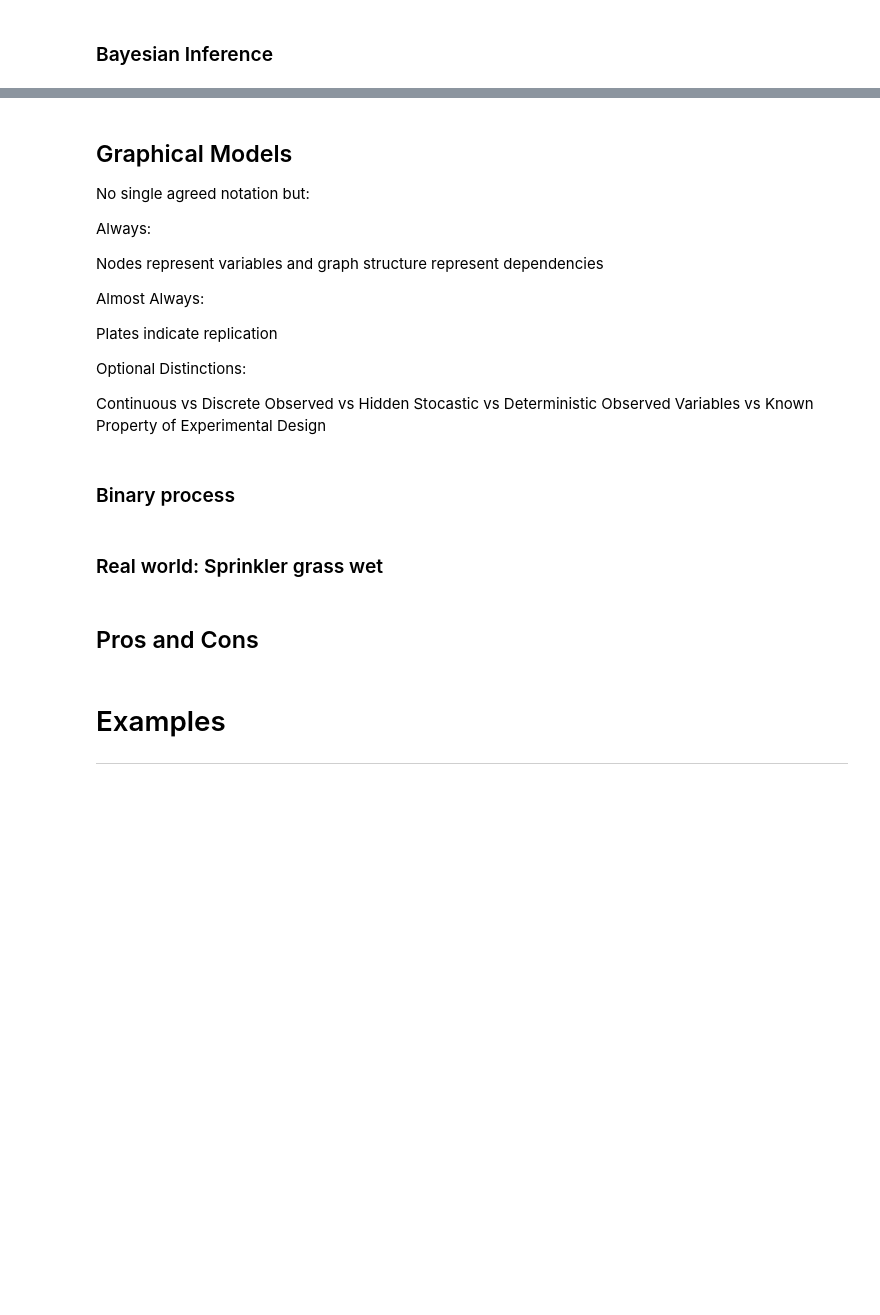
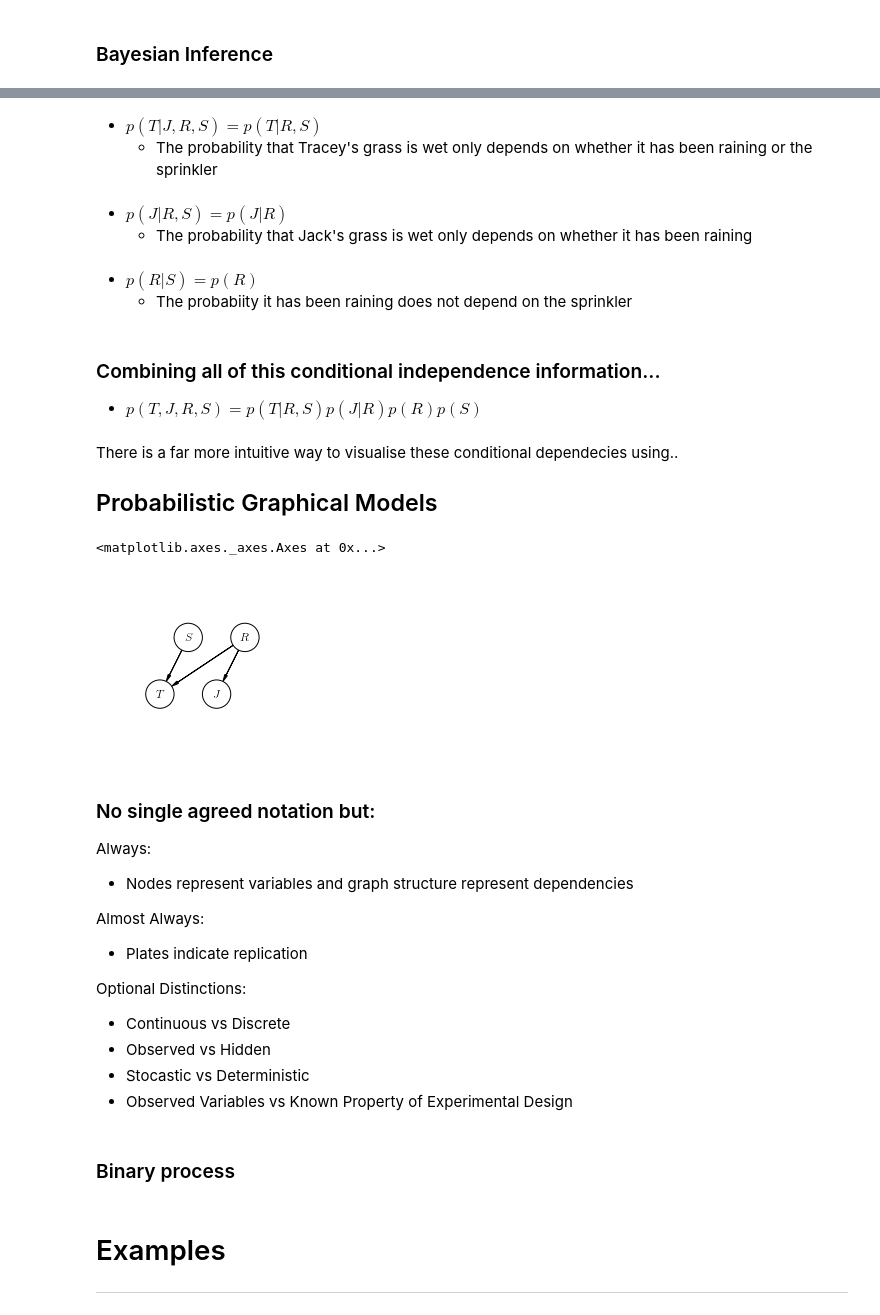
Before and after one commit to pdh21/SDAF, a Jupyter notebook: Week1/Hurley_Rooney.ipynb, the cells around one changed output, grey strips where cells are left out. Saved outputs shown, nothing was run; the diff lists cells and outputs as text; code cells hidden in the pictures; blank space fills up the shorter version.

```diff
--- a/Week1/Hurley_Rooney.ipynb
+++ b/Week1/Hurley_Rooney.ipynb
@@ -20,28 +85,62 @@ Machine learning = black box
+# %% [markdown]
+* $p(T |J, R, S) = p(T |R, S)$
+    - The probability that Tracey's grass is wet only depends on whether it has been raining or the sprinkler
+# %% [markdown]
+* $p(J|R, S) = p(J|R)$
+    - The probability that Jack's grass is wet only depends on whether it has been raining
+# %% [markdown]
+* $p(R|S) = p(R)$
+    - The probabiity it has been raining does not depend on the sprinkler
+# %% [markdown]
+### Combining all of this conditional independence information...
+
+* $p(T,J,R,S) = p(T|R,S)p(J|R)p(R)p(S)$
+# %% [markdown]
+There is a far more intuitive way to visualise these conditional dependecies using..
+## Probabilistic Graphical Models
+# %%
+from matplotlib import rc
+%matplotlib inline
+rc("font", family="serif", size=12)
+rc("text", usetex=True)
+import daft
+
+#Set up plot space
+pgm = daft.PGM([3, 3], origin=[0, 0])
+
+#Add nodes
+pgm.add_node(daft.Node("T", r"$T$", 1,1))
+pgm.add_node(daft.Node("J", r"$J$", 2,1))
+pgm.add_node(daft.Node("R", r"$R$", 2.5,2))
+pgm.add_node(daft.Node("S", r"$S$", 1.5,2))
+
+pgm.add_edge("R", "T")
+pgm.add_edge("R", "J")
+pgm.add_edge("S", "T")
+pgm.render()
+# %% [output]
+<matplotlib.axes._axes.Axes at 0x...>
+[figure, added]
 # %% [markdown]
-## Graphical Models
 
-No single agreed notation but:
+### No single agreed notation but:
 
 Always:
 
-Nodes represent variables and graph structure represent dependencies
+- Nodes represent variables and graph structure represent dependencies
 
 Almost Always:
 
-Plates indicate replication
+- Plates indicate replication
 
 Optional Distinctions:
 
-Continuous vs Discrete
-Observed vs Hidden
-Stocastic vs Deterministic
-Observed Variables vs Known Property of Experimental Design
+- Continuous vs Discrete
+- Observed vs Hidden
+- Stocastic vs Deterministic
+- Observed Variables vs Known Property of Experimental Design
 # %% [markdown]
 ### Binary process
-# %% [markdown]
-### Real world: Sprinkler grass wet
-# %% [markdown]
-## Pros and Cons
 # %% [markdown]
 # Examples
 -----------------
```
Also changed, not shown: parts of 26 cells of this notebook, 2 other files.
